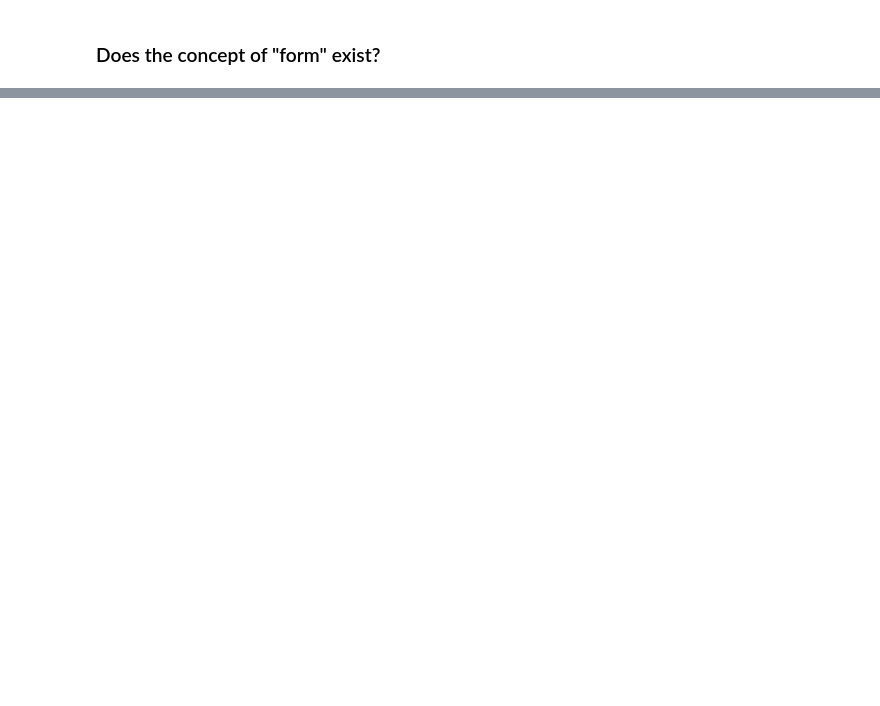
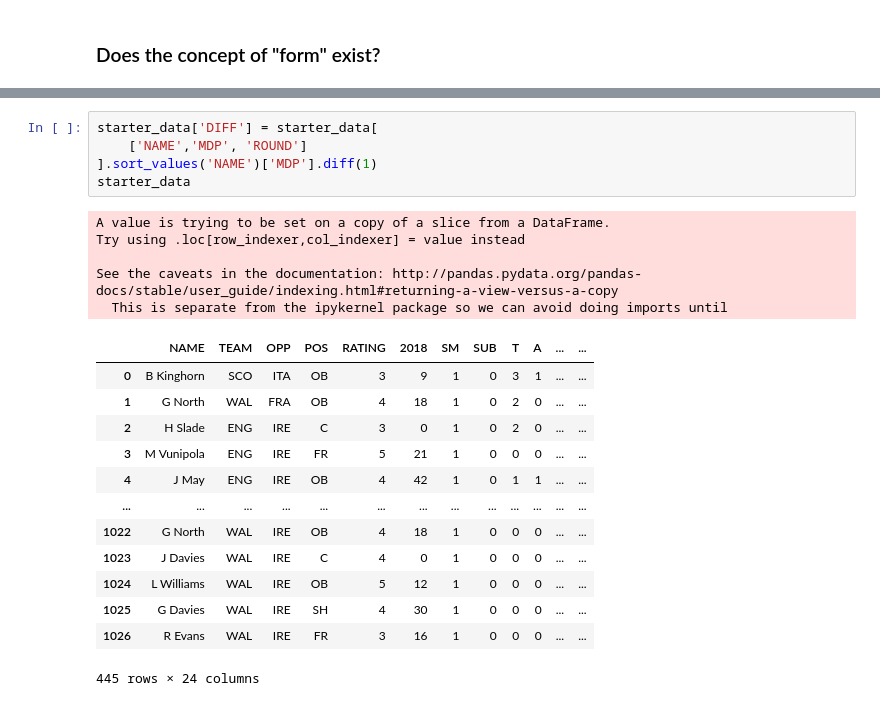
Before and after one commit to niclas-thomas/espn_fantasy_rugby, a Jupyter notebook: analytics/Analysis.ipynb, the cells around one changed output, grey strips where cells are left out. Drawn from its saved outputs; the diff is of its cells as text; blank space fills up the shorter version.

```diff
--- a/analytics/Analysis.ipynb
+++ b/analytics/Analysis.ipynb
@@ -174,0 +189,24 @@ matplotlib.pyplot.show()
+# %%
+starter_data['DIFF'] = starter_data[
+    ['NAME','MDP', 'ROUND']
+].sort_values('NAME')['MDP'].diff(1)
+starter_data
+# %% [output]
+A value is trying to be set on a copy of a slice from a DataFrame.
+Try using .loc[row_indexer,col_indexer] = value instead
+
+See the caveats in the documentation: http://pandas.pydata.org/pandas-docs/stable/user_guide/indexing.html#returning-a-view-versus-a-copy
+  This is separate from the ipykernel package so we can avoid doing imports until
+|  | NAME | TEAM | OPP | POS | RATING | 2018 | SM | SUB | T | A | ... | ... |
+| 0 | B Kinghorn | SCO | ITA | OB | 3 | 9 | 1 | 0 | 3 | 1 | ... | ... |
+| 1 | G North | WAL | FRA | OB | 4 | 18 | 1 | 0 | 2 | 0 | ... | ... |
+| 2 | H Slade | ENG | IRE | C | 3 | 0 | 1 | 0 | 2 | 0 | ... | ... |
+| 3 | M Vunipola | ENG | IRE | FR | 5 | 21 | 1 | 0 | 0 | 0 | ... | ... |
+| 4 | J May | ENG | IRE | OB | 4 | 42 | 1 | 0 | 1 | 1 | ... | ... |
+| ... | ... | ... | ... | ... | ... | ... | ... | ... | ... | ... | ... | ... |
+| 1022 | G North | WAL | IRE | OB | 4 | 18 | 1 | 0 | 0 | 0 | ... | ... |
+| 1023 | J Davies | WAL | IRE | C | 4 | 0 | 1 | 0 | 0 | 0 | ... | ... |
+| 1024 | L Williams | WAL | IRE | OB | 5 | 12 | 1 | 0 | 0 | 0 | ... | ... |
+| 1025 | G Davies | WAL | IRE | SH | 4 | 30 | 1 | 0 | 0 | 0 | ... | ... |
+| 1026 | R Evans | WAL | IRE | FR | 3 | 16 | 1 | 0 | 0 | 0 | ... | ... |
+445 rows × 24 columns
```
Also changed, not shown: parts of 6 cells of this notebook, 2 other files.
